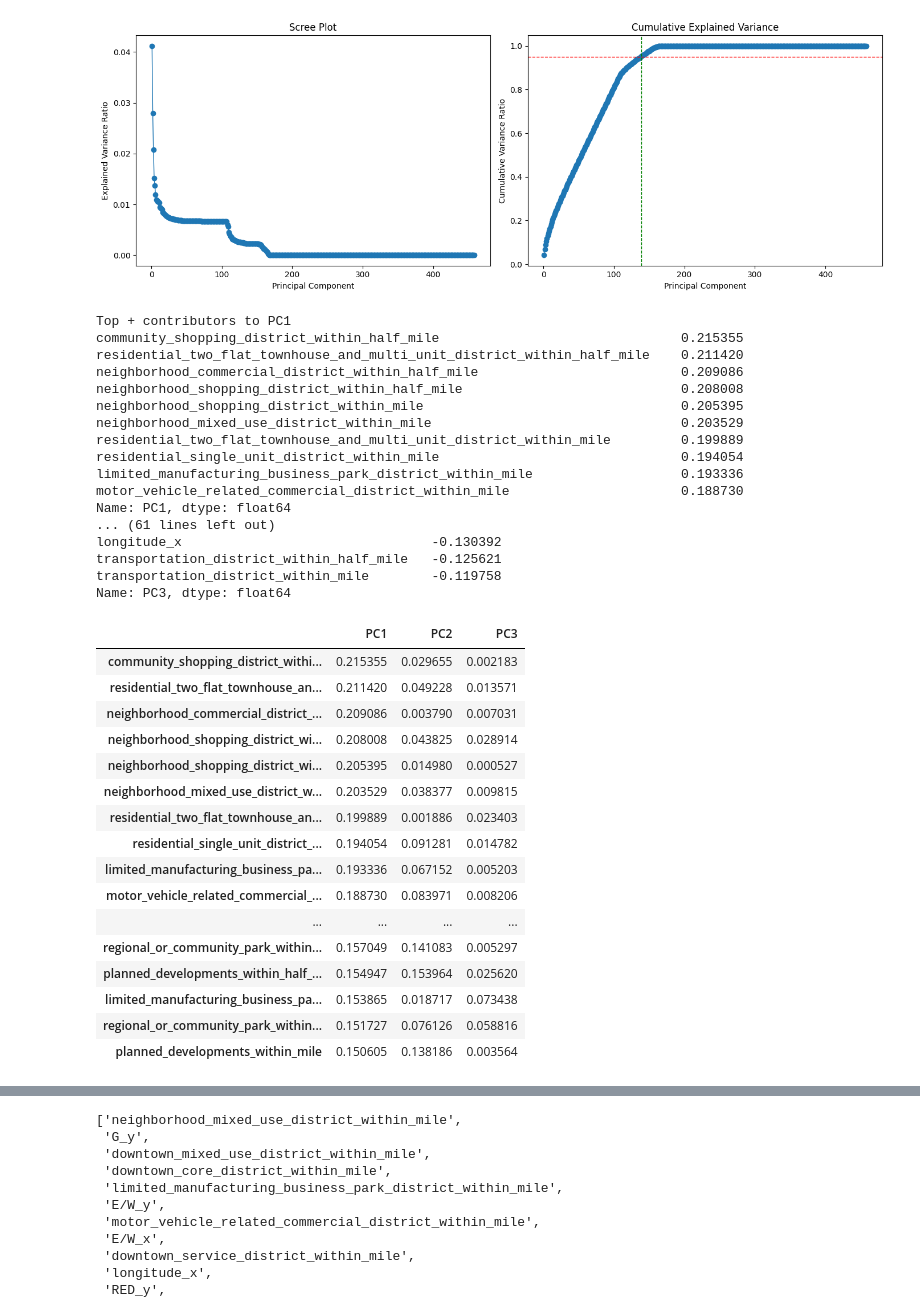
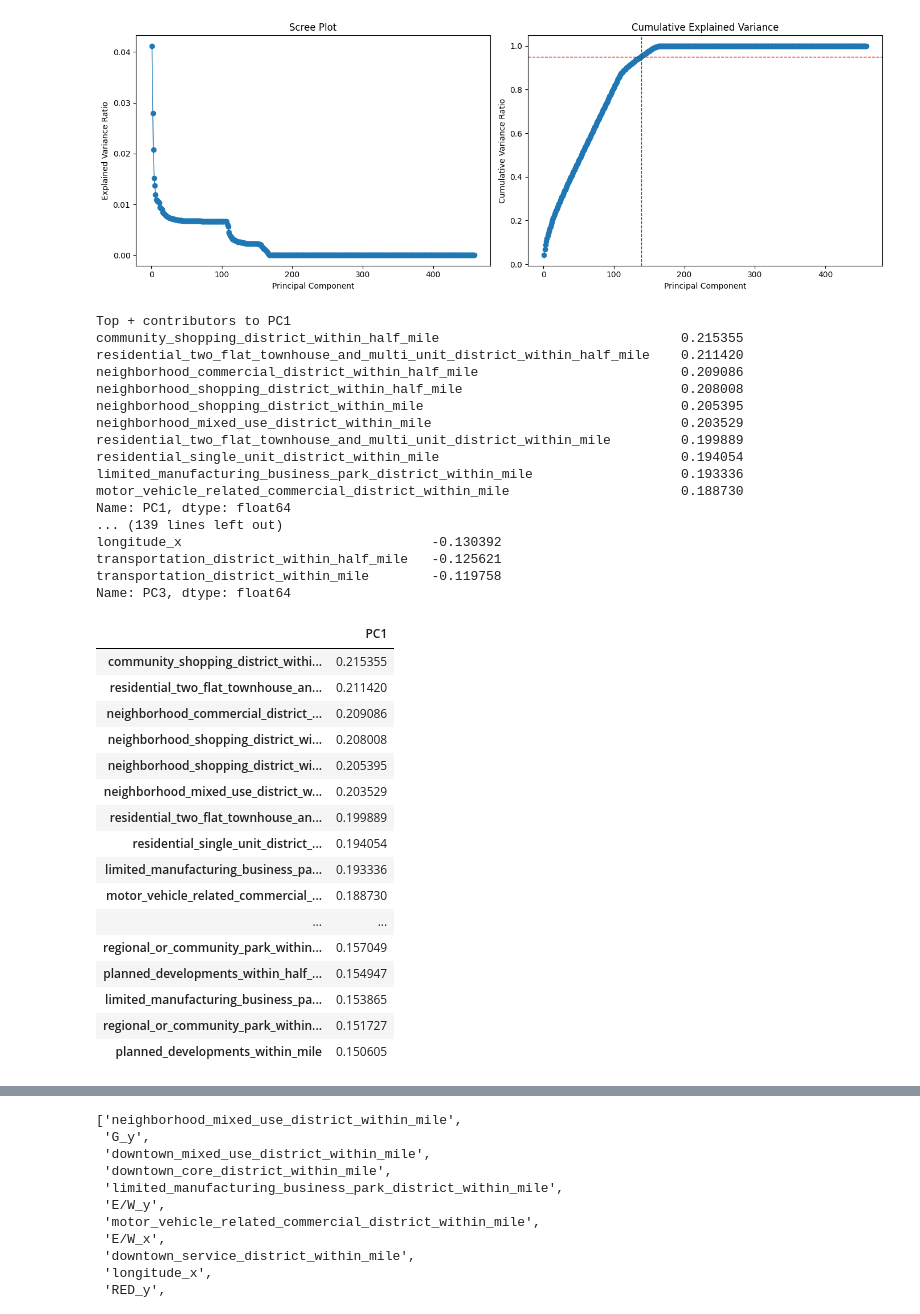
Before and after one commit to azcao95/cta-ridership-w2026-mads-milestone-2, a Jupyter notebook: ridership.ipynb, the cells around one changed output, grey strips where cells are left out. Drawn from its saved outputs; the diff is of its cells as text; code cells hidden in the pictures.

```diff
--- a/ridership.ipynb
+++ b/ridership.ipynb
@@ -920,50 +926,54 @@ loadings = pd.DataFrame(
 station_name_mask = (
     loadings.index.str.startswith("stationname_") |
     loadings.index.str.startswith("STATION_NAME_")
 )
 loadings = loadings.loc[~station_name_mask].copy()
 # Show top contributors for first 3 PCs
 for pc in ["PC1", "PC2", "PC3"]:
     print(f"\nTop + contributors to {pc}")
     print(loadings[pc].sort_values(ascending=False).head(10))
     print(f"\nTop - contributors to {pc}")
     print(loadings[pc].sort_values(ascending=True).head(10))
 
 # Contribution strength (absolute loading) for PC1/PC2/PC3
-pc123_contrib = loadings[["PC1", "PC2", "PC3"]].abs().sort_values("PC1", ascending=False)
-display(pc123_contrib.head(20))
+pc1_contrib = loadings[["PC1",]].abs().sort_values("PC1", ascending=False)
+pc2_contrib = loadings[["PC2",]].abs().sort_values("PC2", ascending=False)
+pc3_contrib = loadings[["PC3",]].abs().sort_values("PC3", ascending=False)
+display(pc1_contrib.head(20))
+display(pc2_contrib.head(20))
+display(pc3_contrib.head(20))
 # %% [output]
 Top + contributors to PC1
 community_shopping_district_within_half_mile                               0.215355
 residential_two_flat_townhouse_and_multi_unit_district_within_half_mile    0.211420
 neighborhood_commercial_district_within_half_mile                          0.209086
 neighborhood_shopping_district_within_half_mile                            0.208008
 neighborhood_shopping_district_within_mile                                 0.205395
 neighborhood_mixed_use_district_within_mile                                0.203529
 residential_two_flat_townhouse_and_multi_unit_district_within_mile         0.199889
 residential_single_unit_district_within_mile                               0.194054
 limited_manufacturing_business_park_district_within_mile                   0.193336
 motor_vehicle_related_commercial_district_within_mile                      0.188730
 Name: PC1, dtype: float64
-... (61 lines left out)
+... (139 lines left out)
 longitude_x                                -0.130392
 transportation_district_within_half_mile   -0.125621
 transportation_district_within_mile        -0.119758
 Name: PC3, dtype: float64
-|  | PC1 | PC2 | PC3 |
-| community_shopping_district_withi... | 0.215355 | 0.029655 | 0.002183 |
-| residential_two_flat_townhouse_an... | 0.211420 | 0.049228 | 0.013571 |
-| neighborhood_commercial_district_... | 0.209086 | 0.003790 | 0.007031 |
-| neighborhood_shopping_district_wi... | 0.208008 | 0.043825 | 0.028914 |
-| neighborhood_shopping_district_wi... | 0.205395 | 0.014980 | 0.000527 |
-| neighborhood_mixed_use_district_w... | 0.203529 | 0.038377 | 0.009815 |
-| residential_two_flat_townhouse_an... | 0.199889 | 0.001886 | 0.023403 |
-| residential_single_unit_district_... | 0.194054 | 0.091281 | 0.014782 |
-| limited_manufacturing_business_pa... | 0.193336 | 0.067152 | 0.005203 |
-| motor_vehicle_related_commercial_... | 0.188730 | 0.083971 | 0.008206 |
-| ... | ... | ... | ... |
-| regional_or_community_park_within... | 0.157049 | 0.141083 | 0.005297 |
-| planned_developments_within_half_... | 0.154947 | 0.153964 | 0.025620 |
-| limited_manufacturing_business_pa... | 0.153865 | 0.018717 | 0.073438 |
-| regional_or_community_park_within... | 0.151727 | 0.076126 | 0.058816 |
-| planned_developments_within_mile | 0.150605 | 0.138186 | 0.003564 |
+|  | PC1 |
+| community_shopping_district_withi... | 0.215355 |
+| residential_two_flat_townhouse_an... | 0.211420 |
+| neighborhood_commercial_district_... | 0.209086 |
+| neighborhood_shopping_district_wi... | 0.208008 |
+| neighborhood_shopping_district_wi... | 0.205395 |
+| neighborhood_mixed_use_district_w... | 0.203529 |
+| residential_two_flat_townhouse_an... | 0.199889 |
+| residential_single_unit_district_... | 0.194054 |
+| limited_manufacturing_business_pa... | 0.193336 |
+| motor_vehicle_related_commercial_... | 0.188730 |
+| ... | ... |
+| regional_or_community_park_within... | 0.157049 |
+| planned_developments_within_half_... | 0.154947 |
+| limited_manufacturing_business_pa... | 0.153865 |
+| regional_or_community_park_within... | 0.151727 |
+| planned_developments_within_mile | 0.150605 |
```
Also changed, not shown: parts of 29 cells of this notebook.
